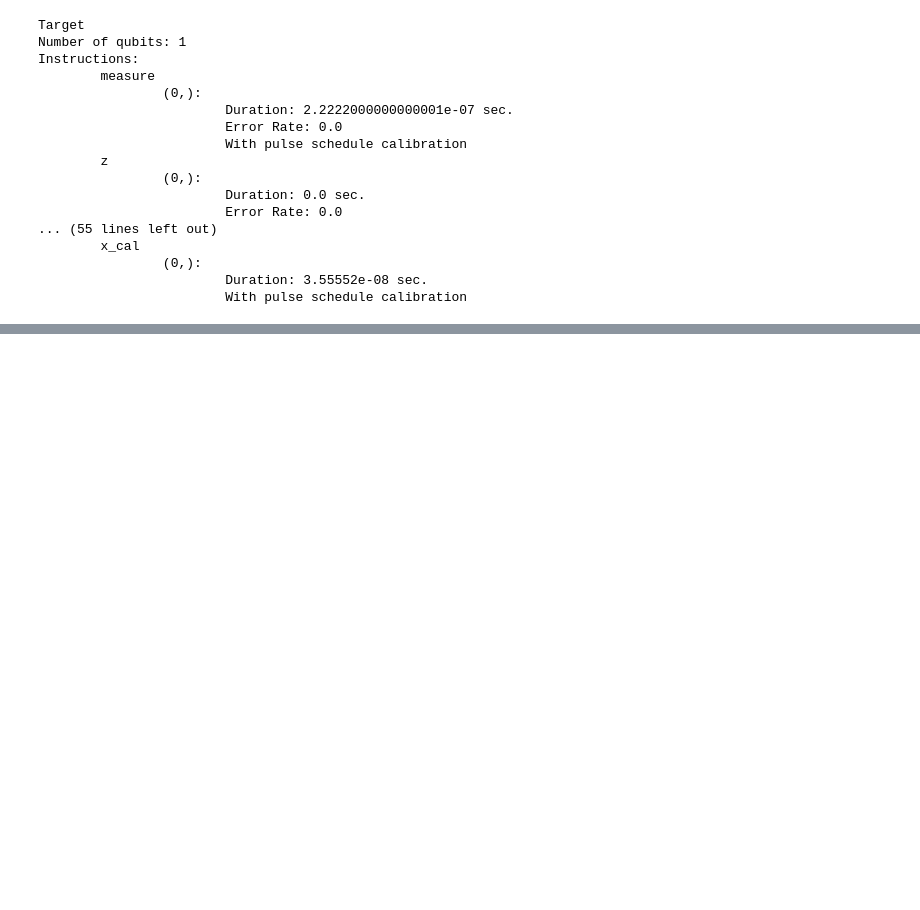
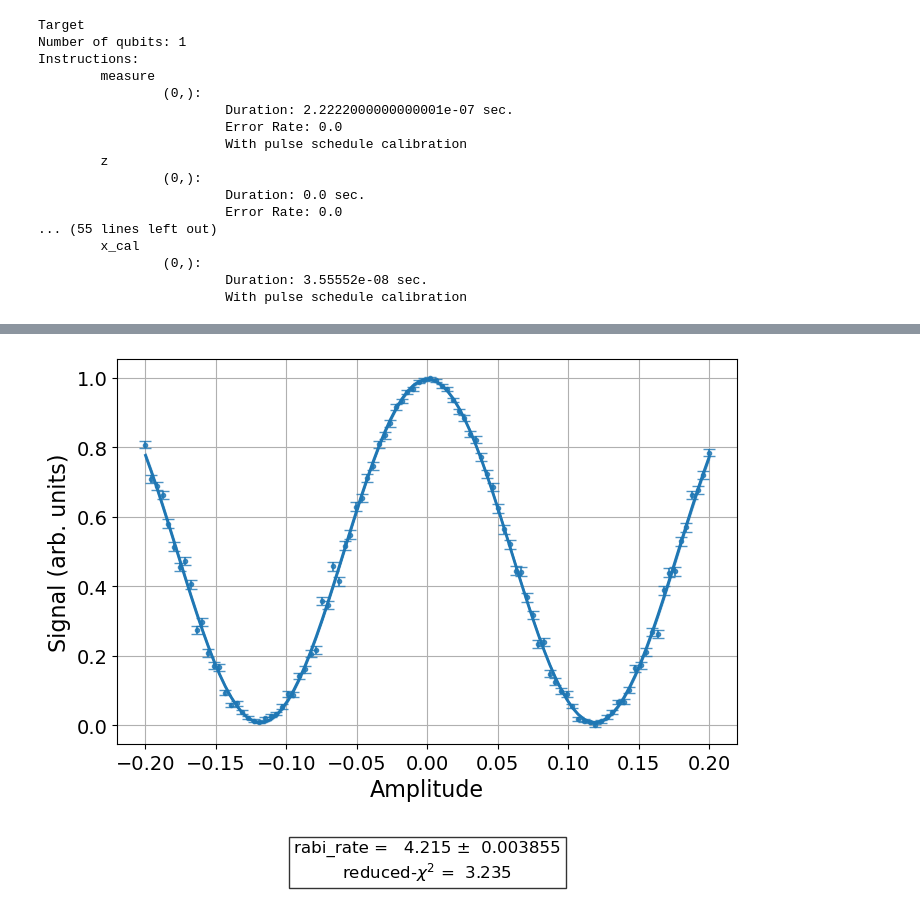
Before and after one commit to arthurostrauss/Quantum_Optimal_Control, a Jupyter notebook: pulse_level/qiskit_pulse/pulse_level_learning.ipynb, the cells around one changed output, grey strips where cells are left out. Drawn from its saved outputs; the diff is of its cells as text; code cells hidden in the pictures; blank space fills up the shorter version.

```diff
--- a/pulse_level/qiskit_pulse/pulse_level_learning.ipynb
+++ b/pulse_level/qiskit_pulse/pulse_level_learning.ipynb
@@ -231,0 +269,4 @@ Statevector([-0.0615374 -0.11379324j, -0.3986783 -0.8973232j ,
+# %%
+from rl_qoc.helper_functions import perform_standard_calibrations
+
+cals, exp = perform_standard_calibrations(q_env.backend)
@@ -231,0 +283,4 @@ Statevector([-0.0615374 -0.11379324j, -0.3986783 -0.8973232j ,
+# %%
+exp[0][0].figure(0)
+# %% [output]
+[figure, added]
```
Also changed, not shown: parts of 16 cells of this notebook, 4 other files.
